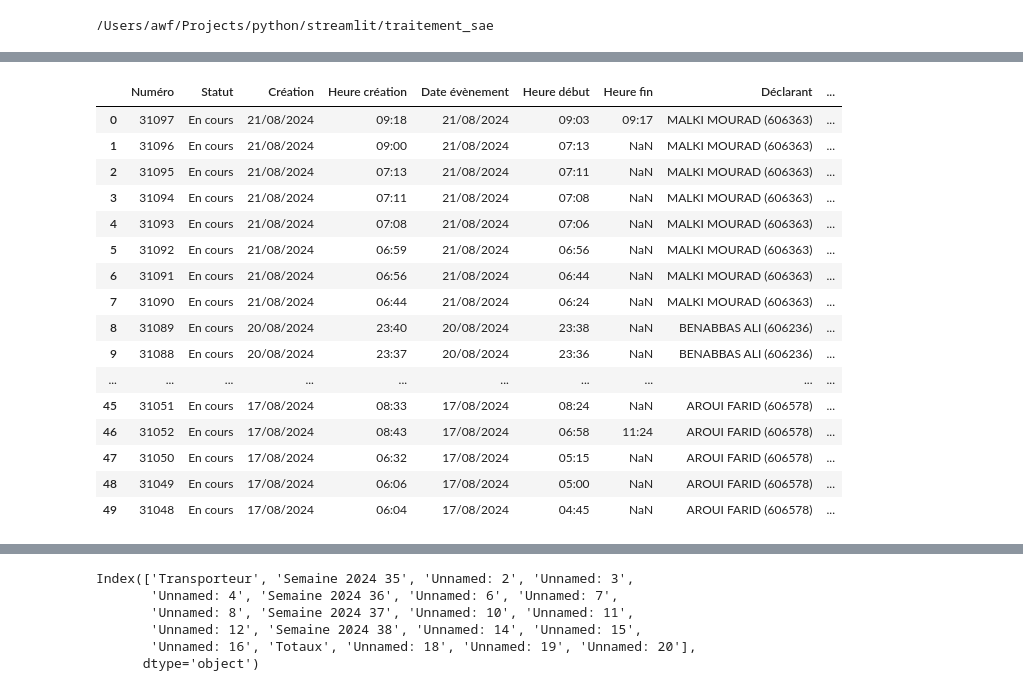
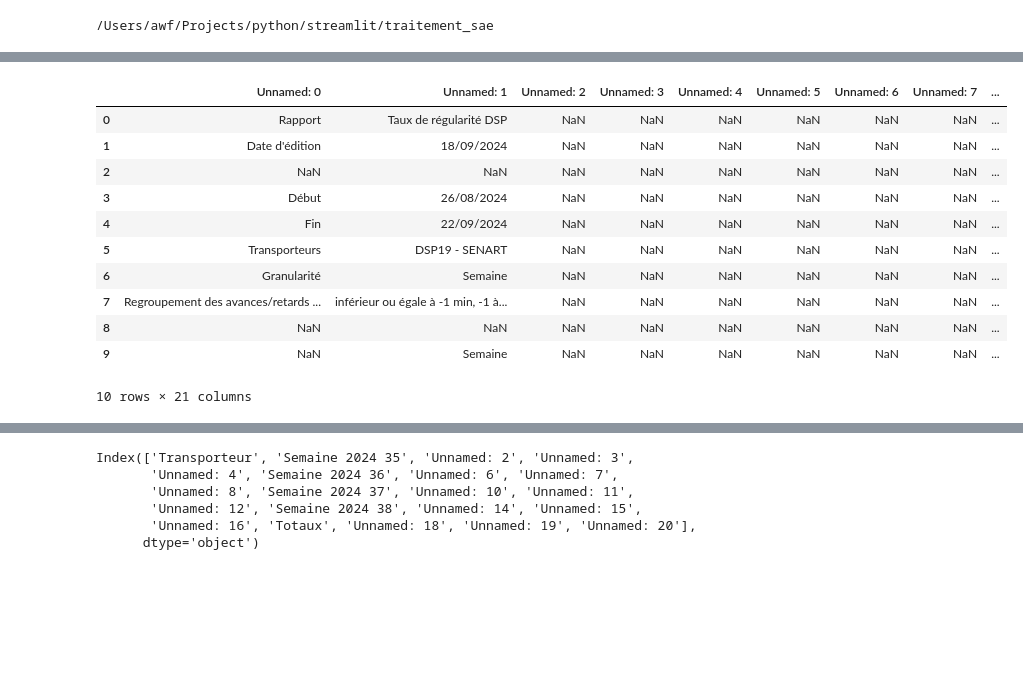
Before and after one commit to alberttalla/traitement_sae, a Jupyter notebook: TRAITEMENT SAE.ipynb, the cells around one changed output, grey strips where cells are left out. Drawn from its saved outputs; the diff is of its cells as text; code cells hidden in the pictures; blank space fills up the shorter version.

```diff
--- a/TRAITEMENT SAE.ipynb
+++ b/TRAITEMENT SAE.ipynb
@@ -21,26 +15,22 @@ Requirement already satisfied: et-xmlfile in /usr/local/lib/python3.11/site-pack
 # %%
-filename = "./mobirecord_declarations_export.xlsx"
+#filename = "./mobirecord_declarations_export.xlsx"
+filename = "./Taux de régularité DSP - 18092024131617.xlsx"
 df = pd.read_excel(filename)
 # %%
-df.head(50)
+df.head(10)
 # %% [output]
-|  | Numéro | Statut | Création | Heure création | Date évènement | Heure début | Heure fin | Déclarant | ... |
-| 0 | 31097 | En cours | 21/08/2024 | 09:18 | 21/08/2024 | 09:03 | 09:17 | MALKI MOURAD (606363) | ... |
-| 1 | 31096 | En cours | 21/08/2024 | 09:00 | 21/08/2024 | 07:13 | NaN | MALKI MOURAD (606363) | ... |
-| 2 | 31095 | En cours | 21/08/2024 | 07:13 | 21/08/2024 | 07:11 | NaN | MALKI MOURAD (606363) | ... |
-| 3 | 31094 | En cours | 21/08/2024 | 07:11 | 21/08/2024 | 07:08 | NaN | MALKI MOURAD (606363) | ... |
-| 4 | 31093 | En cours | 21/08/2024 | 07:08 | 21/08/2024 | 07:06 | NaN | MALKI MOURAD (606363) | ... |
-| 5 | 31092 | En cours | 21/08/2024 | 06:59 | 21/08/2024 | 06:56 | NaN | MALKI MOURAD (606363) | ... |
-| 6 | 31091 | En cours | 21/08/2024 | 06:56 | 21/08/2024 | 06:44 | NaN | MALKI MOURAD (606363) | ... |
-| 7 | 31090 | En cours | 21/08/2024 | 06:44 | 21/08/2024 | 06:24 | NaN | MALKI MOURAD (606363) | ... |
-| 8 | 31089 | En cours | 20/08/2024 | 23:40 | 20/08/2024 | 23:38 | NaN | BENABBAS ALI (606236) | ... |
-| 9 | 31088 | En cours | 20/08/2024 | 23:37 | 20/08/2024 | 23:36 | NaN | BENABBAS ALI (606236) | ... |
-| ... | ... | ... | ... | ... | ... | ... | ... | ... | ... |
-| 45 | 31051 | En cours | 17/08/2024 | 08:33 | 17/08/2024 | 08:24 | NaN | AROUI FARID (606578) | ... |
-| 46 | 31052 | En cours | 17/08/2024 | 08:43 | 17/08/2024 | 06:58 | 11:24 | AROUI FARID (606578) | ... |
-| 47 | 31050 | En cours | 17/08/2024 | 06:32 | 17/08/2024 | 05:15 | NaN | AROUI FARID (606578) | ... |
-| 48 | 31049 | En cours | 17/08/2024 | 06:06 | 17/08/2024 | 05:00 | NaN | AROUI FARID (606578) | ... |
-| 49 | 31048 | En cours | 17/08/2024 | 06:04 | 17/08/2024 | 04:45 | NaN | AROUI FARID (606578) | ... |
+|  | Unnamed: 0 | Unnamed: 1 | Unnamed: 2 | Unnamed: 3 | Unnamed: 4 | Unnamed: 5 | Unnamed: 6 | Unnamed: 7 | ... |
+| 0 | Rapport | Taux de régularité DSP | NaN | NaN | NaN | NaN | NaN | NaN | ... |
+| 1 | Date d'édition | 18/09/2024 | NaN | NaN | NaN | NaN | NaN | NaN | ... |
+| 2 | NaN | NaN | NaN | NaN | NaN | NaN | NaN | NaN | ... |
+| 3 | Début | 26/08/2024 | NaN | NaN | NaN | NaN | NaN | NaN | ... |
+| 4 | Fin | 22/09/2024 | NaN | NaN | NaN | NaN | NaN | NaN | ... |
+| 5 | Transporteurs | DSP19 - SENART | NaN | NaN | NaN | NaN | NaN | NaN | ... |
+| 6 | Granularité | Semaine | NaN | NaN | NaN | NaN | NaN | NaN | ... |
+| 7 | Regroupement des avances/retards ... | inférieur ou égale à -1 min, -1 à... | NaN | NaN | NaN | NaN | NaN | NaN | ... |
+| 8 | NaN | NaN | NaN | NaN | NaN | NaN | NaN | NaN | ... |
+| 9 | NaN | Semaine | NaN | NaN | NaN | NaN | NaN | NaN | ... |
+10 rows × 21 columns
 # %%
 #filename = 'C:/Users/albert-marc.talla/Desktop/test/Taux de régularité DSP - 18092024131617.xlsx'
 
```
Also changed, not shown: parts of 24 cells of this notebook, 4 other files.
